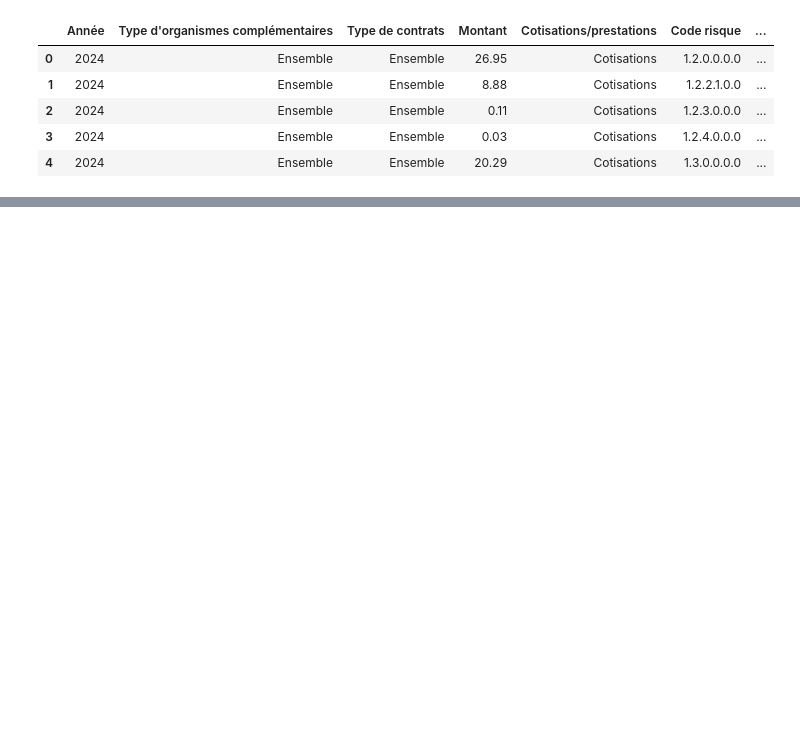
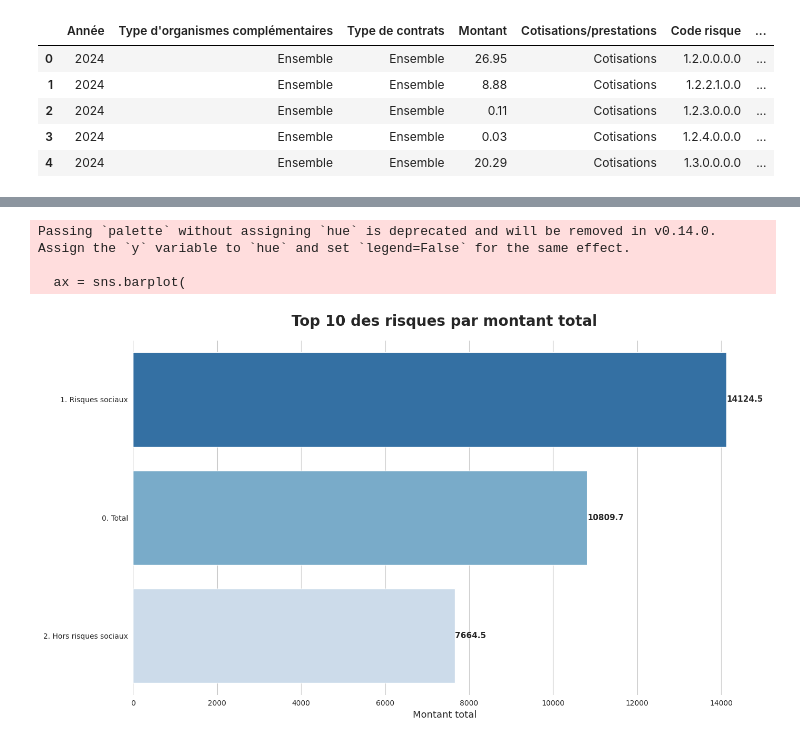
Before and after one commit to GunesCansu/Projet-Assurance, a Jupyter notebook: notebook/exploration.ipynb, the cells around one changed output, grey strips where cells are left out. Saved outputs shown, nothing was run; the diff lists cells and outputs as text; code cells hidden in the pictures; blank space fills up the shorter version.

```diff
--- a/notebook/exploration.ipynb
+++ b/notebook/exploration.ipynb
@@ -21,6 +21,6 @@ data.csv                [   <=>              ]   1.53M  3.17MB/s    in 0.5s
 # %%
 import pandas as pd
-df  = pd.read_csv('data.csv',sep=';')
+df  = pd.read_csv('/content/data.csv',sep=';')
 df.head()
 # %% [output]
 |  | ﻿Année | Type d'organismes complémentaires | Type de contrats | Montant | Cotisations/prestations | Code risque | ... |
@@ -31,0 +67,4 @@ df.head()
+# %%
+#Nettoyage
+
+df.columns = df.columns.str.replace("", "")
@@ -31,0 +136,63 @@ df.head()
+# %%
+# TOP 10 des risques
+
+import pandas as pd
+import matplotlib.pyplot as plt
+import seaborn as sns
+
+# Style général
+sns.set_style("whitegrid")
+plt.figure(figsize=(14, 8))
+
+# Agrégation des données
+top_risques = (
+    df.groupby("Risque niveau 1")["Montant"]
+    .sum()
+    .sort_values(ascending=False)
+    .head(10)
+    .reset_index()
+)
+
+# Palette de couleurs
+palette = sns.color_palette("Blues_r", len(top_risques))
+
+# Barplot
+ax = sns.barplot(
+    data=top_risques,
+    x="Montant",
+    y="Risque niveau 1",
+    palette=palette
+)
+
+# Ajouter les labels sur les barres
+for i, value in enumerate(top_risques["Montant"]):
+    ax.text(
+        value + 1,
+        i,
+        f"{value:.1f}",
+        va='center',
+        fontsize=11,
+        fontweight='bold'
+    )
+
+# Titres
+plt.title(
+    "Top 10 des risques par montant total",
+    fontsize=20,
+    fontweight='bold',
+    pad=20
+)
+
+plt.xlabel("Montant total", fontsize=13)
+plt.ylabel("")
+
+# Nettoyage visuel
+sns.despine(left=True, bottom=True)
+
+plt.tight_layout()
+plt.show()
+# %% [output]
+Passing `palette` without assigning `hue` is deprecated and will be removed in v0.14.0. Assign the `y` variable to `hue` and set `legend=False` for the same effect.
+
+  ax = sns.barplot(
+[figure, added]
```
Also changed, not shown: parts of 13 cells of this notebook.
